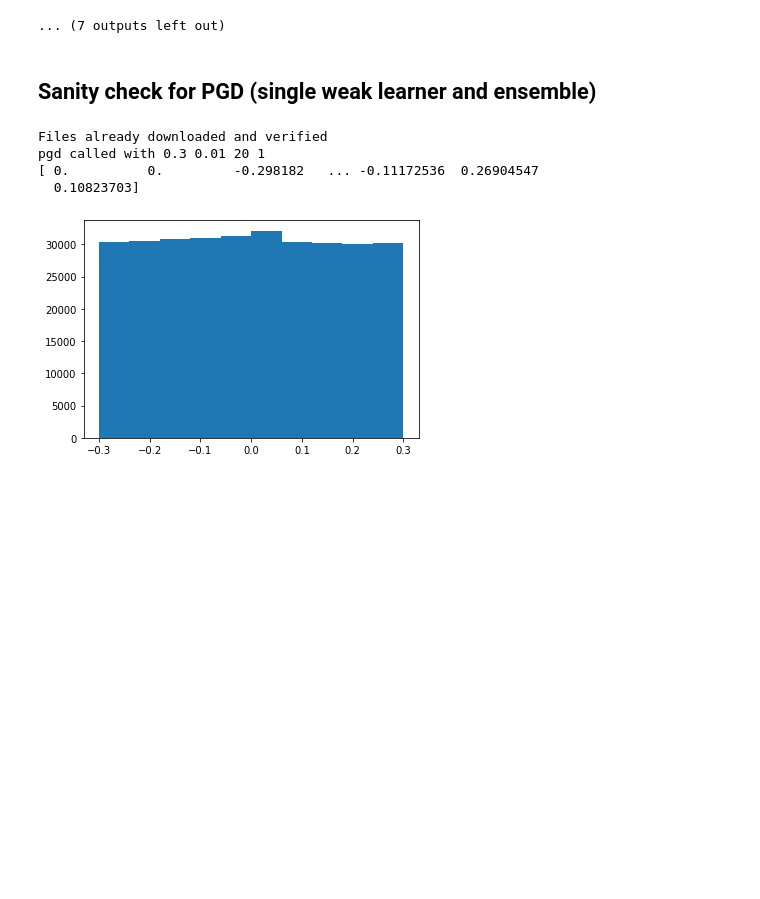
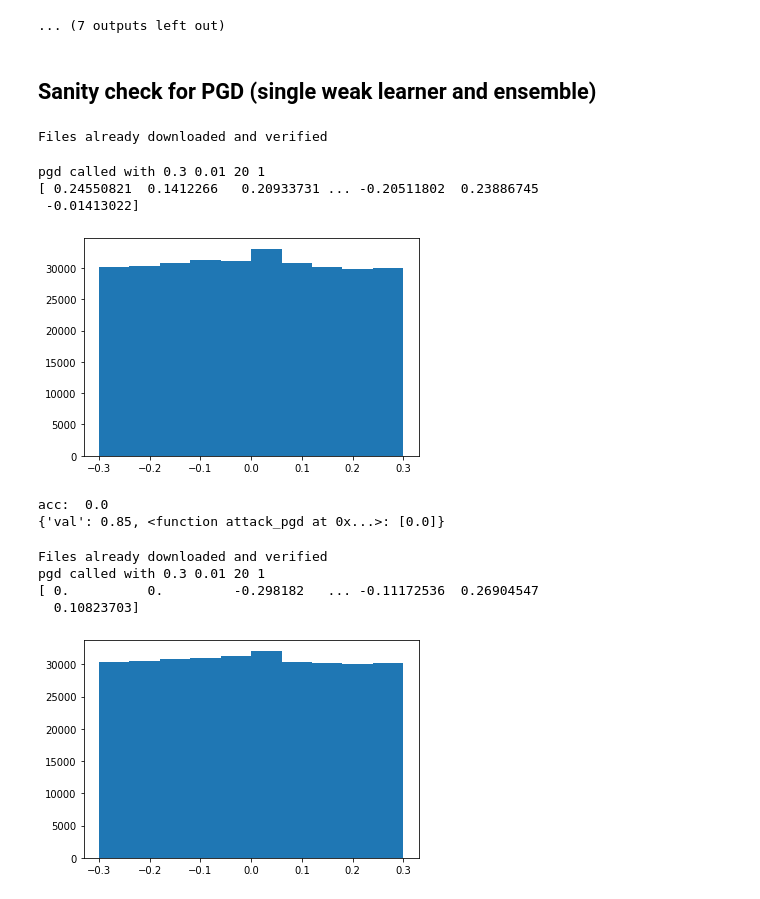
Before and after one commit to MLTheoryGT/AdversarialBoostingNeuralNets, a Jupyter notebook: CIFARAdversarial.ipynb, the cells around one changed output. Drawn from its saved outputs; the diff is of its cells as text; code cells hidden in the pictures; blank space fills up the shorter version.

Commit message:
add new debugging cells

```diff
--- a/CIFARAdversarial.ipynb
+++ b/CIFARAdversarial.ipynb
@@ -337,6 +337,45 @@ pgd_steps = [20]
 attack_eps = [0.3]
 num_wl = 1
 from Testing import testEnsemble
+# %%
+# trying it once for debugging purposes
+TestNN = WongNeuralNetCIFAR10(attack_eps=attack_eps)
+TestNN.model.load_state_dict(torch.load("./models/750000Eps0/wl_0.pth"))
+TestNN.model.cuda()
+TestNN.model.eval()
+print("")
+# %%
+# Normalize the test set same as training set without augmentation
+transform_test = transforms.Compose([
+    transforms.ToTensor(),
+    transforms.Normalize((0.4914, 0.4822, 0.4465), (0.2471, 0.2435, 0.2616)),
+])
+
+testset = datasets.CIFAR10(
+    root="./data", train=False, download=True, transform=transform_test)
+test_loader = torch.utils.data.DataLoader(
+    testset, batch_size=100, shuffle=True, num_workers=2)
+# %% [output]
+Files already downloaded and verified
+# %%
+i = 0
+accs = []
+for data in test_loader:
+    X = data[0]
+    y = data[1]
+    losses, acc = TestNN.calc_accuracies(X.cuda(), y.cuda(), val_attacks=[attack_pgd], attack_iters=20)
+    print(acc)
+
+#     if i>5:
+    break
+    i+=1
+# %% [output]
+pgd called with 0.3 0.01 20 1
+[ 0.24550821  0.1412266   0.20933731 ... -0.20511802  0.23886745
+ -0.01413022]
+[figure, added]
+acc:  0.0
+{'val': 0.85, <function attack_pgd at 0x...>: [0.0]}
 # %%
 #Test pgd on weak learners
 for attack_iters in pgd_steps:
```
Also changed, not shown: parts of 2 cells of this notebook.
